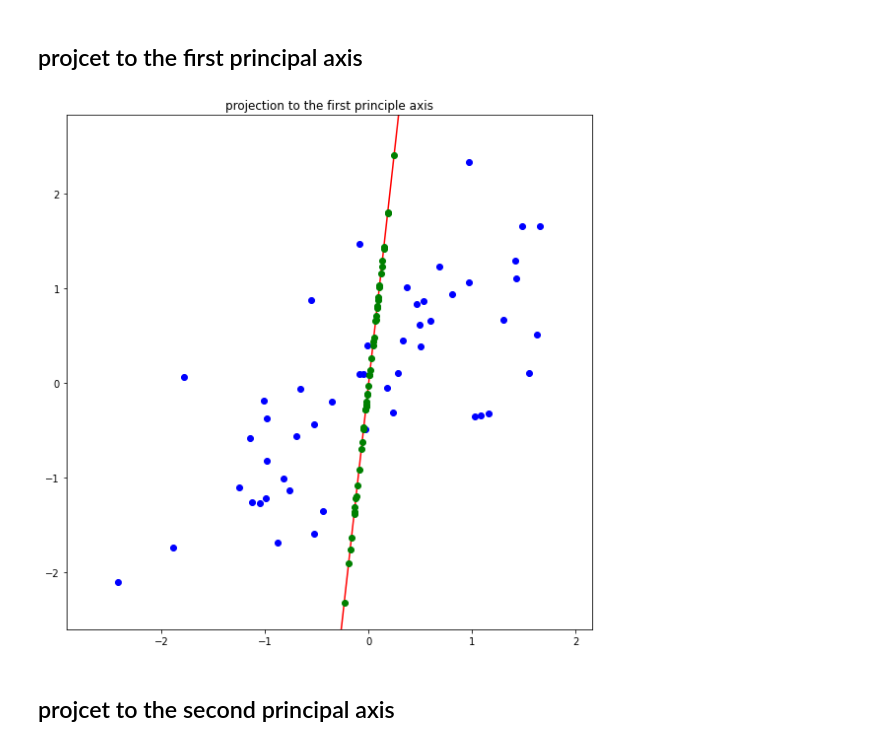
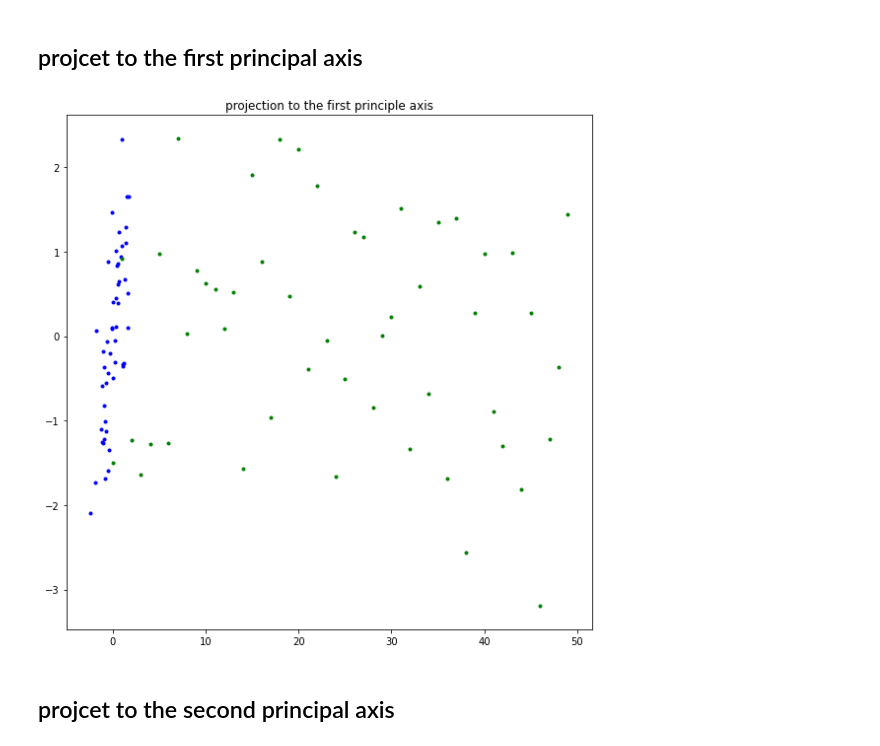
Before and after one commit to DancingGamza/Machine_learning, a Jupyter notebook: assignment_12.ipynb, the cells around one changed output. Cells and saved outputs as stored; diff of their text form; code cells hidden in the pictures.

```diff
--- a/assignment_12.ipynb
+++ b/assignment_12.ipynb
@@ -145,31 +154,27 @@ plt.show()
 [figure]
 # %% [markdown]
 ## compute the projection of point onto the line
-# %%
-def compute_projection_onto_line(feature, vector):
-    # ===================================================
-    # fill up the function body
-    #
-    projected_data1 = eig_vec1.T.dot(feature.T)
-    projected_data2 = eig_vec2.T.dot(feature.T)
-
-    plt.plot(projected_data1,projected_data2, '.', color = 'green')
-    # ===================================================
-    return projection
+# %%
+def compute_projection_onto_line(feature, vector):
+
+    projection = feature.dot(vector.T)
+
+    return projection
 # %% [markdown]
 ## projcet to the first principal axis
 # %%
 plt.figure(figsize=(8,8))
 plt.title('projection to the first principle axis')
-# ===================================================
-# fill up the blank
-#
-#
-# ===================================================
+
+plt.plot(x, y, '.', color = 'blue')
+p = compute_projection_onto_line(feature, eigen_vec[:,0])
+
+plt.plot(p, '.', color = 'green')
+
 plt.tight_layout()
 plt.show()
 # %% [output]
-[figure, old version]
+[figure, new version]
 # %% [markdown]
 ## projcet to the second principal axis
 # %%
```
Also changed, not shown: parts of 1 cell of this notebook.
